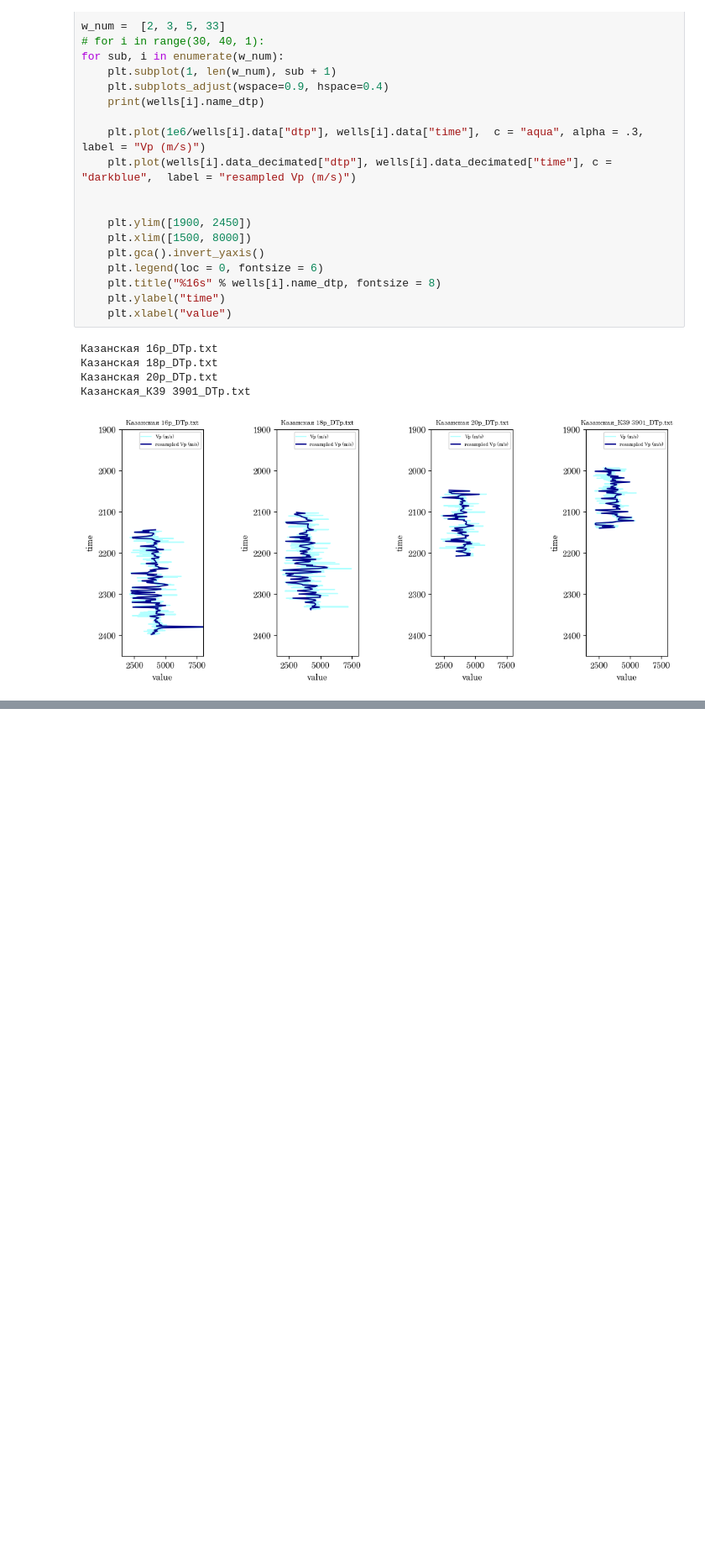
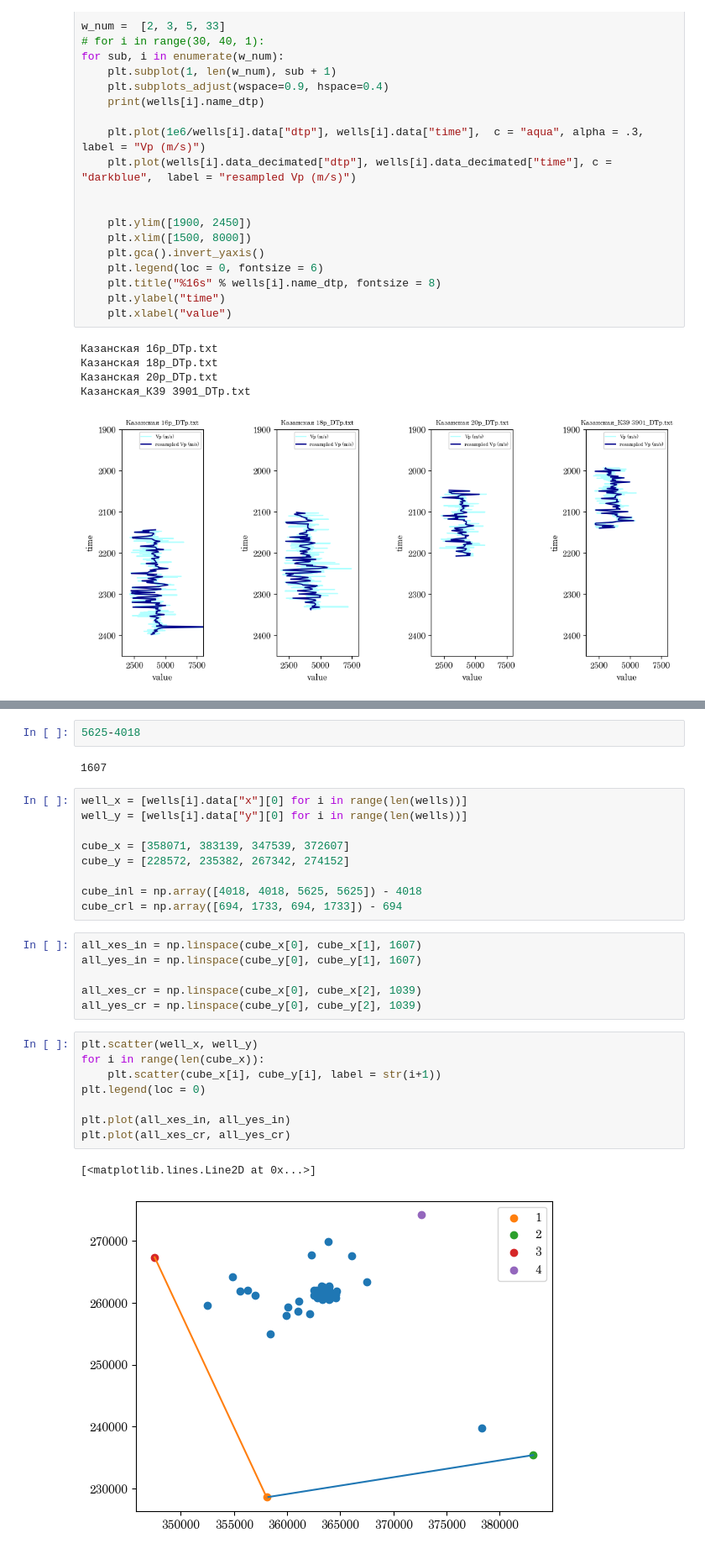
Before and after one commit to grxoxl/inversion, a Jupyter notebook: acoustic_inversion/kazan_data/data_preparation.ipynb, the cells around one changed output, grey strips where cells are left out. Shown at 84% size. Saved outputs shown, nothing was run; the diff lists cells and outputs as text; blank space fills up the shorter version.

```diff
--- a/acoustic_inversion/kazan_data/data_preparation.ipynb
+++ b/acoustic_inversion/kazan_data/data_preparation.ipynb
@@ -286,0 +453,30 @@ plt.gca().invert_yaxis()
+# %%
+5625-4018
+# %% [output]
+1607
+# %%
+well_x = [wells[i].data["x"][0] for i in range(len(wells))]
+well_y = [wells[i].data["y"][0] for i in range(len(wells))]
+
+cube_x = [358071, 383139, 347539, 372607]
+cube_y = [228572, 235382, 267342, 274152]
+
+cube_inl = np.array([4018, 4018, 5625, 5625]) - 4018
+cube_crl = np.array([694, 1733, 694, 1733]) - 694
+# %%
+all_xes_in = np.linspace(cube_x[0], cube_x[1], 1607)
+all_yes_in = np.linspace(cube_y[0], cube_y[1], 1607)
+
+all_xes_cr = np.linspace(cube_x[0], cube_x[2], 1039)
+all_yes_cr = np.linspace(cube_y[0], cube_y[2], 1039)
+# %%
+plt.scatter(well_x, well_y)
+for i in range(len(cube_x)):
+    plt.scatter(cube_x[i], cube_y[i], label = str(i+1))
+plt.legend(loc = 0)
+
+plt.plot(all_xes_in, all_yes_in)
+plt.plot(all_xes_cr, all_yes_cr)
+# %% [output]
+[<matplotlib.lines.Line2D at 0x...>]
+[figure, added]
```
Also changed, not shown: parts of 11 cells of this notebook.
